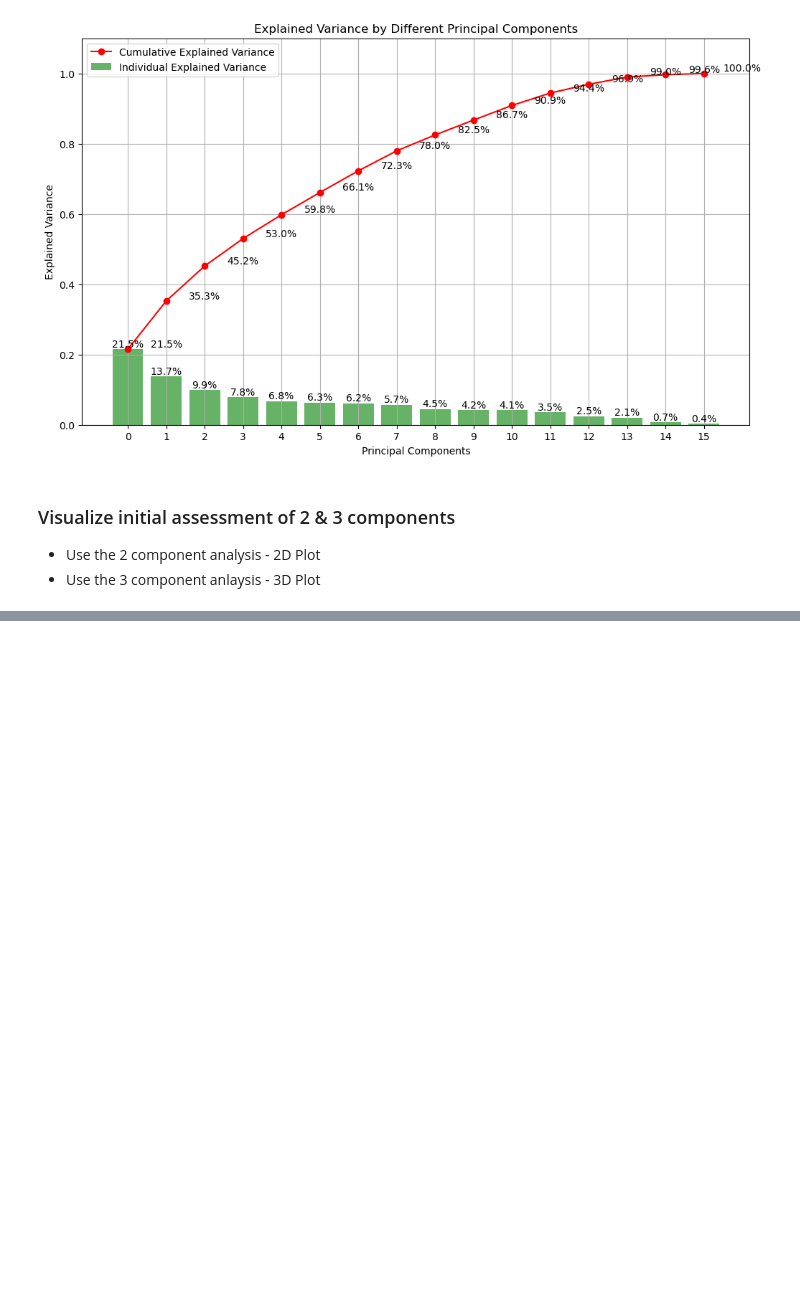
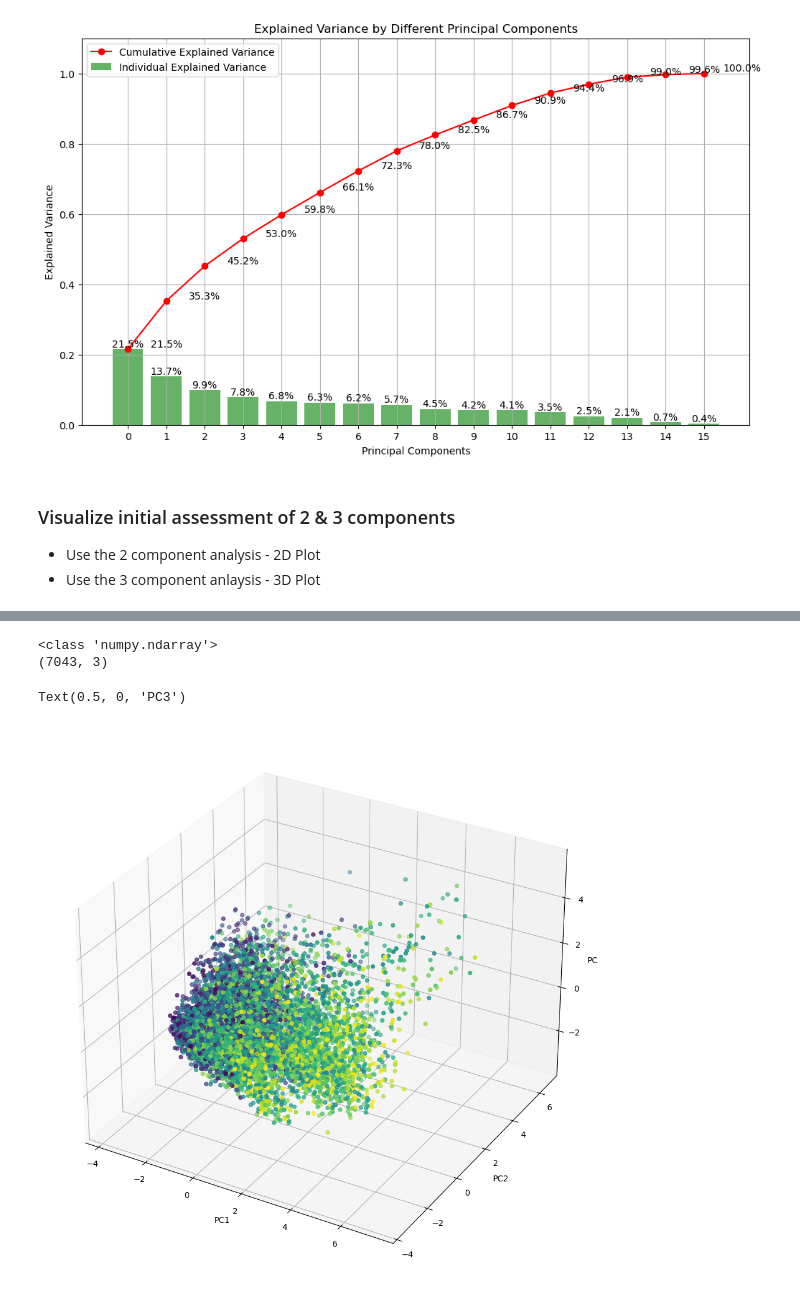
Before and after one commit to kesavan2017/ucbe-AIML-tryit-exercise-62, a Jupyter notebook: tryit_6.2.ipynb, the cells around one changed output, grey strips where cells are left out. Saved outputs shown, nothing was run; the diff lists cells and outputs as text; code cells hidden in the pictures; blank space fills up the shorter version.

```diff
--- a/tryit_6.2.ipynb
+++ b/tryit_6.2.ipynb
@@ -304,0 +324,22 @@ plt.show()
+# %%
+pca = PCA(n_components=3, random_state = 42)
+components = pca.fit_transform(df_scaled)
+x3c = pca.transform(df_scaled)
+
+print(type(components))
+print(components.shape)
+
+#Plot 2 component graph for reveiw of features for 2 components
+#
+fig = plt.figure(figsize=(12,12))
+axis = fig.add_subplot(111, projection='3d')
+
+axis.scatter(x3c[:, 0], x3c[:, 1], x3c[:,2], c=df['CLTV'])
+axis.set_xlabel("PC1", fontsize=10)
+axis.set_ylabel("PC2", fontsize=10)
+axis.set_zlabel("PC3", fontsize=10)
+# %% [output]
+<class 'numpy.ndarray'>
+(7043, 3)
+Text(0.5, 0, 'PC3')
+[figure, added]
```
Also changed, not shown: parts of 1 cell of this notebook.
